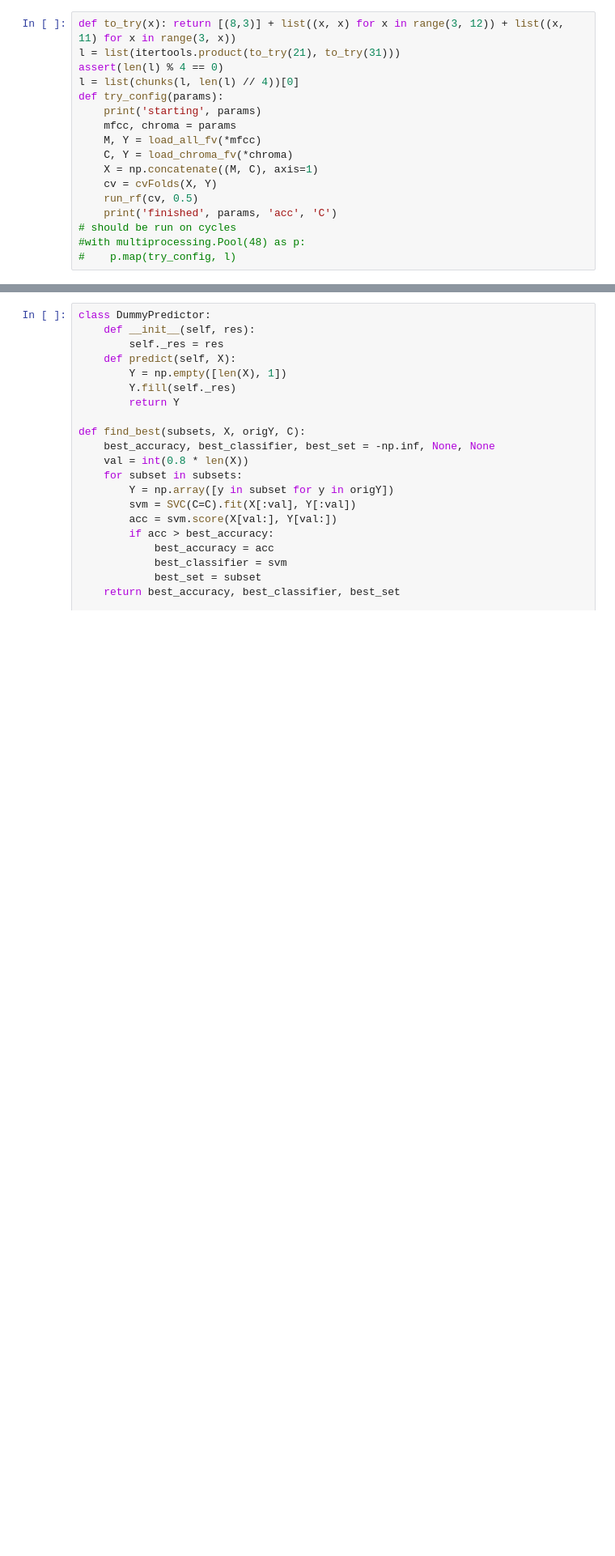
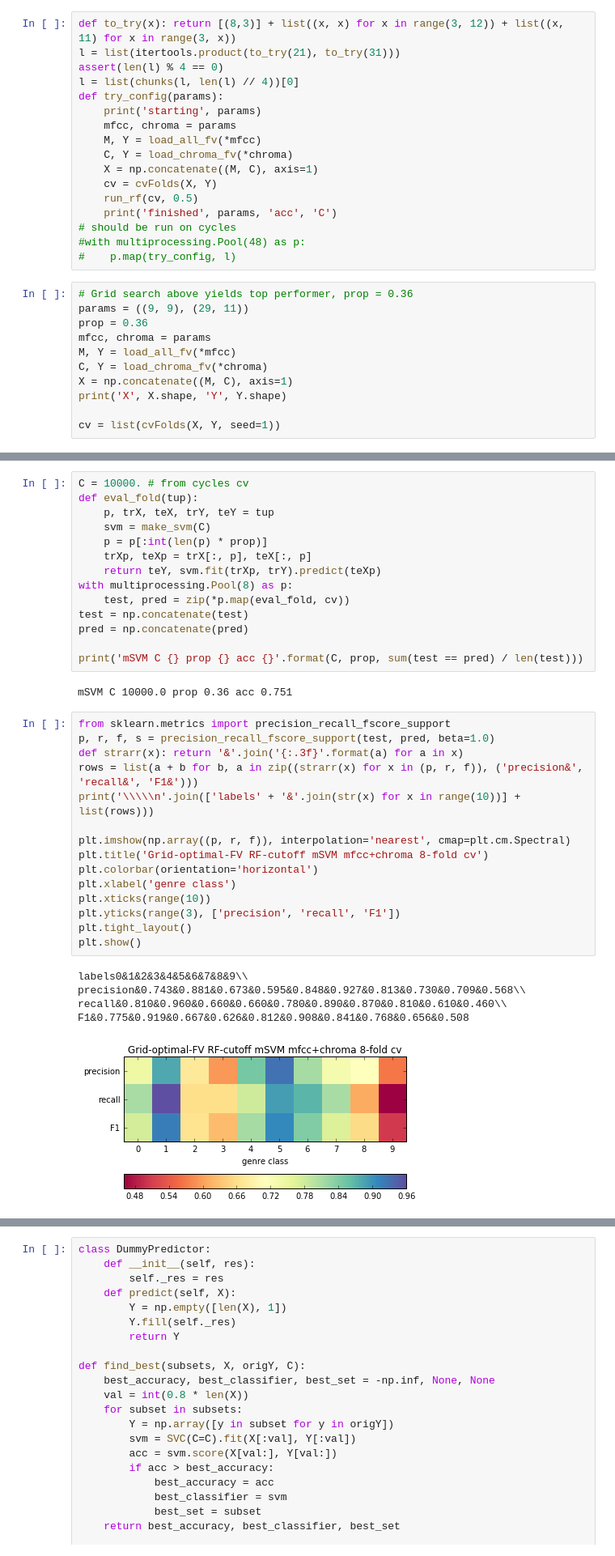
Before and after one commit to PrincetonUniversity/vox-music-classification, a Jupyter notebook: notebooks/fv-msvm.ipynb, the cells around one changed output, grey strips where cells are left out. Shown at 81% size. Cells and saved outputs as stored; diff of their text form; blank space fills up the shorter version.

Commit message:
Added final images for last msvm confusion / recall / precision to paper

```diff
--- a/notebooks/fv-msvm.ipynb
+++ b/notebooks/fv-msvm.ipynb
@@ -254,3 +252,14 @@ def try_config(params):
 # should be run on cycles
 #with multiprocessing.Pool(48) as p:
 #    p.map(try_config, l)
+# %%
+# Grid search above yields top performer, prop = 0.36
+params = ((9, 9), (29, 11))
+prop = 0.36
+mfcc, chroma = params
+M, Y = load_all_fv(*mfcc)
+C, Y = load_chroma_fv(*chroma)
+X = np.concatenate((M, C), axis=1)
+print('X', X.shape, 'Y', Y.shape)
+
+cv = list(cvFolds(X, Y, seed=1))
@@ -256,0 +274,37 @@ def try_config(params):
+# %%
+C = 10000. # from cycles cv
+def eval_fold(tup):
+    p, trX, teX, trY, teY = tup
+    svm = make_svm(C)
+    p = p[:int(len(p) * prop)]
+    trXp, teXp = trX[:, p], teX[:, p]
+    return teY, svm.fit(trXp, trY).predict(teXp)
+with multiprocessing.Pool(8) as p:
+    test, pred = zip(*p.map(eval_fold, cv))
+test = np.concatenate(test)
+pred = np.concatenate(pred)
+
+print('mSVM C {} prop {} acc {}'.format(C, prop, sum(test == pred) / len(test)))
+# %% [output]
+mSVM C 10000.0 prop 0.36 acc 0.751
+# %%
+from sklearn.metrics import precision_recall_fscore_support
+p, r, f, s = precision_recall_fscore_support(test, pred, beta=1.0)
+def strarr(x): return '&'.join('{:.3f}'.format(a) for a in x)
+rows = list(a + b for b, a in zip((strarr(x) for x in (p, r, f)), ('precision&', 'recall&', 'F1&')))
+print('\\\\\n'.join(['labels' + '&'.join(str(x) for x in range(10))] + list(rows)))
+
+plt.imshow(np.array((p, r, f)), interpolation='nearest', cmap=plt.cm.Spectral)
+plt.title('Grid-optimal-FV RF-cutoff mSVM mfcc+chroma 8-fold cv')
+plt.colorbar(orientation='horizontal')
+plt.xlabel('genre class')
+plt.xticks(range(10))
+plt.yticks(range(3), ['precision', 'recall', 'F1'])
+plt.tight_layout()
+plt.show()
+# %% [output]
+labels0&1&2&3&4&5&6&7&8&9\\
+precision&0.743&0.881&0.673&0.595&0.848&0.927&0.813&0.730&0.709&0.568\\
+recall&0.810&0.960&0.660&0.660&0.780&0.890&0.870&0.810&0.610&0.460\\
+F1&0.775&0.919&0.667&0.626&0.812&0.908&0.841&0.768&0.656&0.508
+[figure, added]
```
Also changed, not shown: parts of 6 cells of this notebook, 2 other files.
